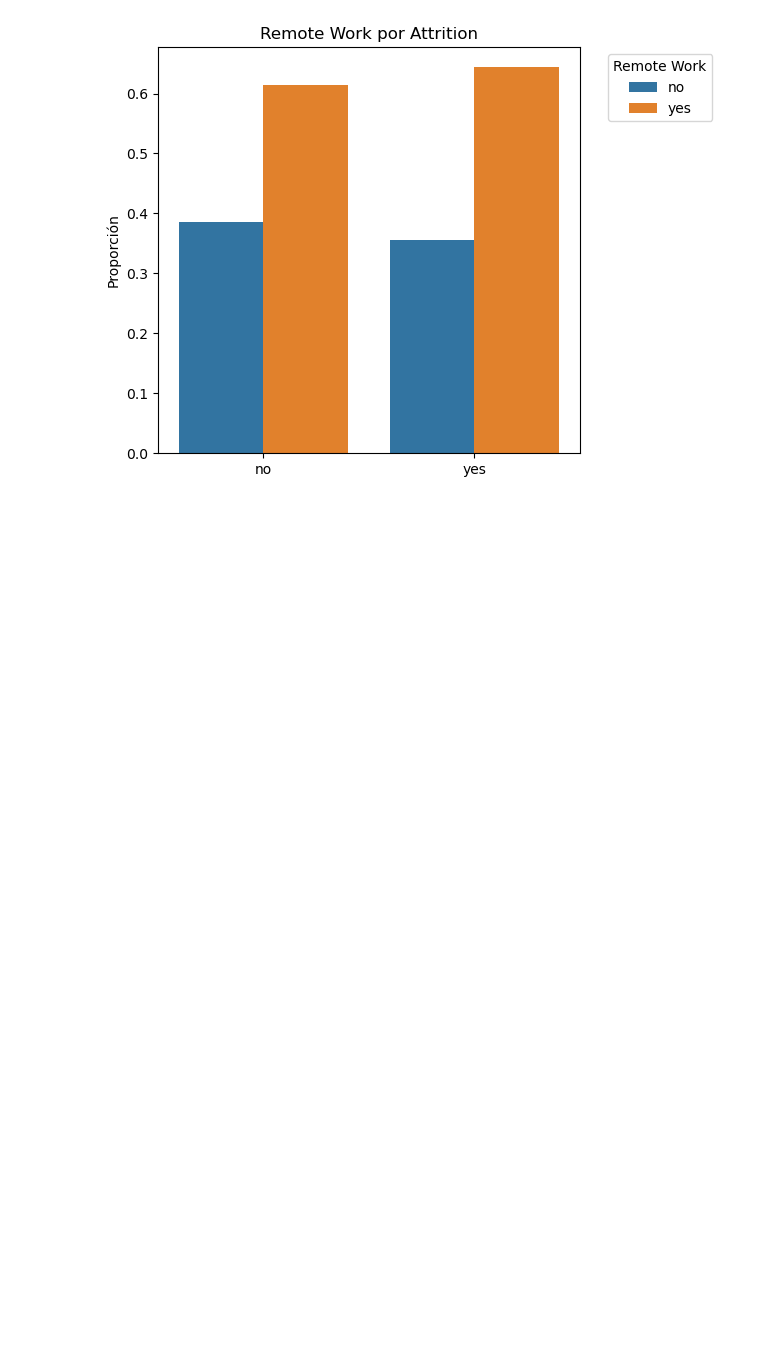
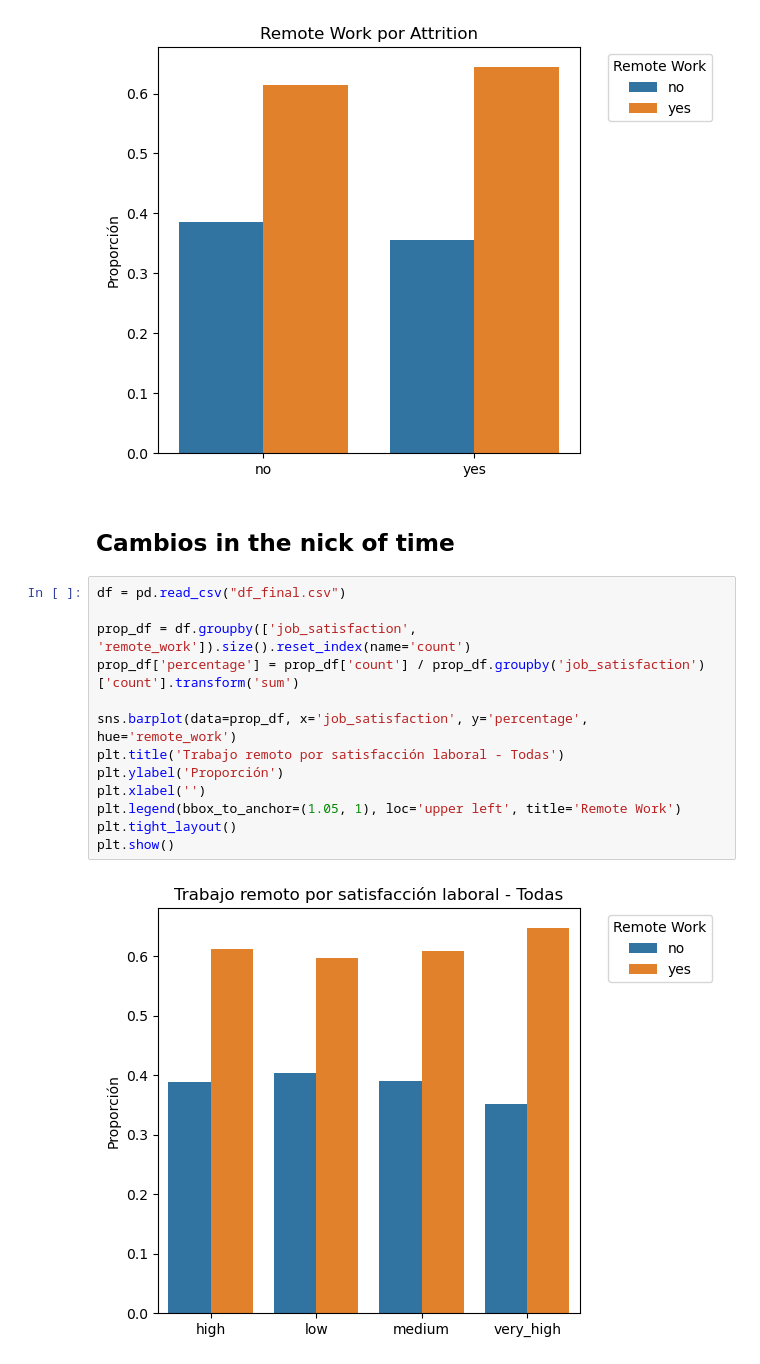
Before and after one commit to xcgrisales/project-da-promo-50-modulo-3-team-4, a Jupyter notebook: 05_visualizaciones_seleccionadas.ipynb, the cells around one changed output. Saved outputs shown, nothing was run; the diff lists cells and outputs as text; blank space fills up the shorter version.

Commit message:
cambios en visualizaciones

```diff
--- a/05_visualizaciones_seleccionadas.ipynb
+++ b/05_visualizaciones_seleccionadas.ipynb
@@ -738,3 +738,20 @@ plt.tight_layout()
 plt.show()
 # %% [output]
 [figure]
+# %% [markdown]
+## Cambios in the nick of time
+# %%
+df = pd.read_csv("df_final.csv")
+
+prop_df = df.groupby(['job_satisfaction', 'remote_work']).size().reset_index(name='count')
+prop_df['percentage'] = prop_df['count'] / prop_df.groupby('job_satisfaction')['count'].transform('sum')
+
+sns.barplot(data=prop_df, x='job_satisfaction', y='percentage', hue='remote_work')
+plt.title('Trabajo remoto por satisfacción laboral - Todas')
+plt.ylabel('Proporción')
+plt.xlabel('')
+plt.legend(bbox_to_anchor=(1.05, 1), loc='upper left', title='Remote Work')
+plt.tight_layout()
+plt.show()
+# %% [output]
+[figure, added]
```
Also changed, not shown: parts of 48 cells of this notebook.
